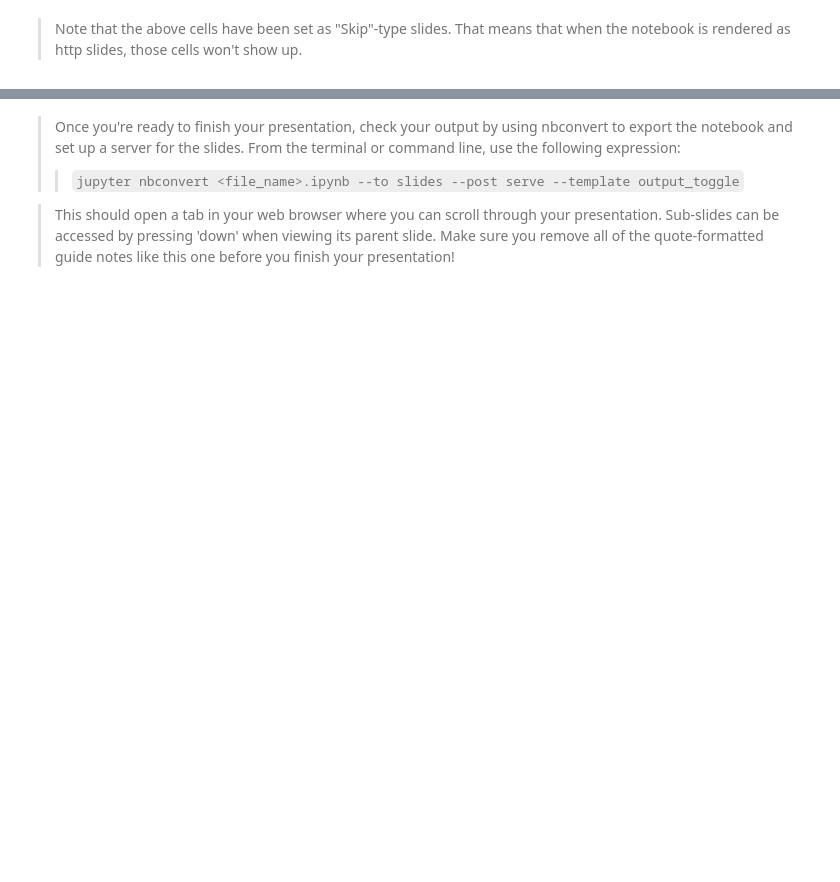
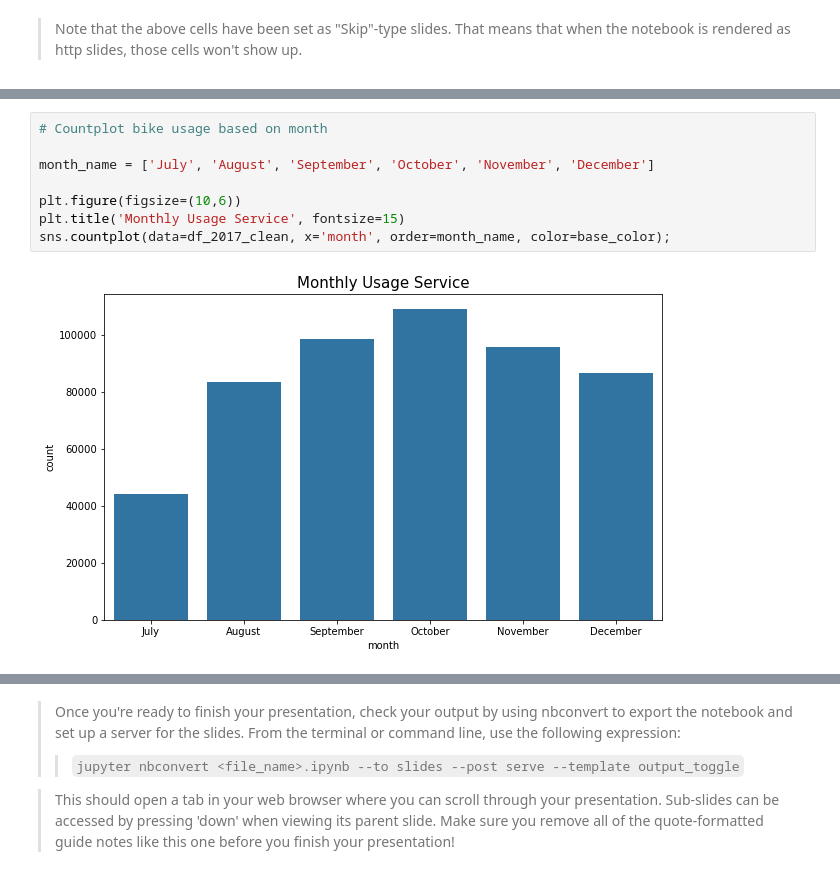
Before and after one commit to adipurnamk/Ford-GoBike-System-Data, a Jupyter notebook: slide_deck_template.ipynb, the cells around one changed output, grey strips where cells are left out. Drawn from its saved outputs; the diff is of its cells as text; blank space fills up the shorter version.

```diff
--- a/slide_deck_template.ipynb
+++ b/slide_deck_template.ipynb
@@ -40,0 +100,10 @@ but feel free to add more if you'd like!
+# %%
+# Countplot bike usage based on month
+
+month_name = ['July', 'August', 'September', 'October', 'November', 'December']
+
+plt.figure(figsize=(10,6))
+plt.title('Monthly Usage Service', fontsize=15)
+sns.countplot(data=df_2017_clean, x='month', order=month_name, color=base_color);
+# %% [output]
+[figure, added]
```
Also changed, not shown: parts of 31 cells of this notebook.
